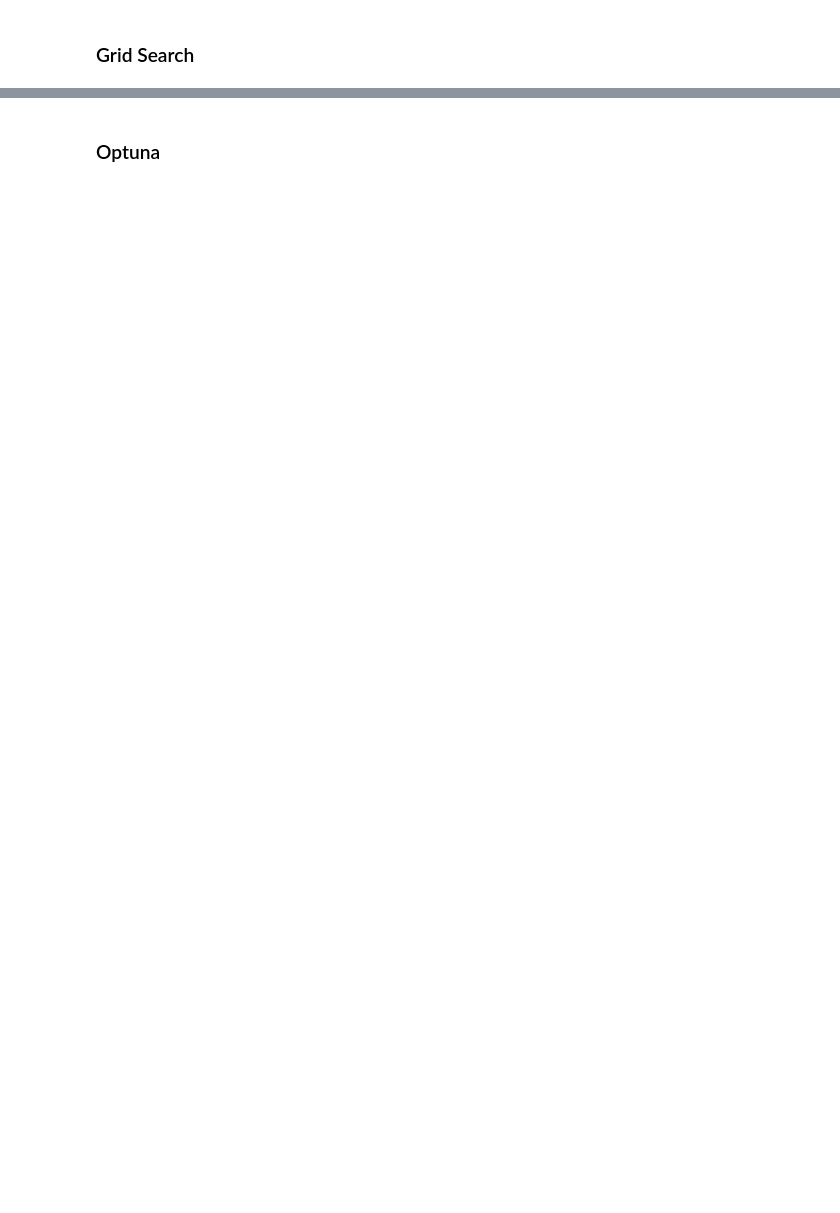
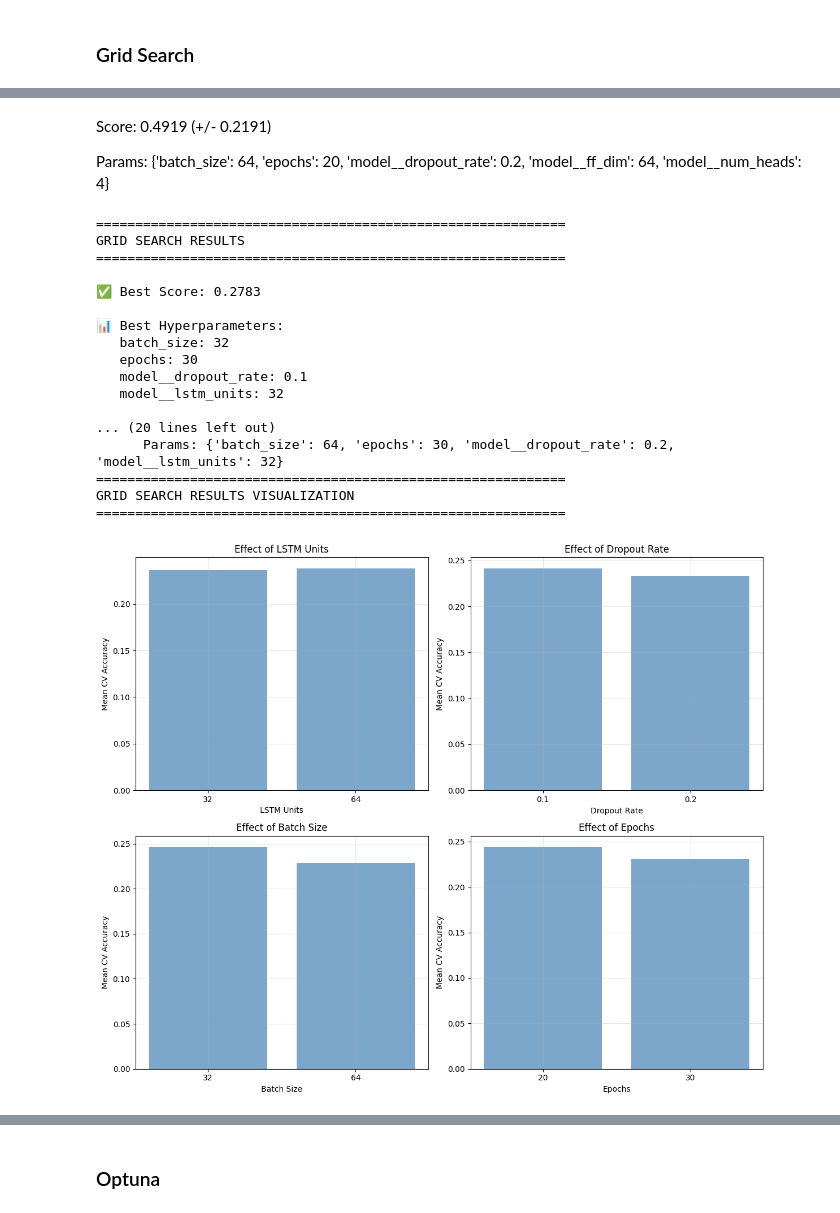
Before and after one commit to wraphierdz/FP_MLxDM, a Jupyter notebook: Notebook/LSTM/LSTM XGBoost.ipynb, the cells around one changed output, grey strips where cells are left out. Saved outputs shown, nothing was run; the diff lists cells and outputs as text; code cells hidden in the pictures; blank space fills up the shorter version.

Commit message:
Add LSTM XGBoost

```diff
--- a/Notebook/LSTM/LSTM XGBoost.ipynb
+++ b/Notebook/LSTM/LSTM XGBoost.ipynb
@@ -490,0 +394,7 @@ grid_result = best.fit(X_train_seq, y_train_seq)
+# %%
+# Compute class weights
+class_weights_array = compute_class_weight('balanced', classes=np.unique(y_train_seq), y=y_train_seq)
+class_weight_dict = dict(enumerate(class_weights_array))
+
+# Fit GridSearchCV
+grid_result = grid.fit(X_train_seq, y_train_seq)
@@ -490,0 +431,73 @@ grid_result = best.fit(X_train_seq, y_train_seq)
+# %% [markdown]
+Score: 0.4919 (+/- 0.2191)
+
+Params: {'batch_size': 64, 'epochs': 20, 'model__dropout_rate': 0.2, 'model__ff_dim': 64, 'model__num_heads': 4}
+# %%
+print("\n" + "="*60)
+print("GRID SEARCH RESULTS")
+print("="*60)
+print(f"\n✅ Best Score: {grid_result.best_score_:.4f}")
+print(f"\n📊 Best Hyperparameters:")
+for param, value in grid_result.best_params_.items():
+    print(f"   {param}: {value}")
+
+print("\n📊 Top 5 Configurations:")
+results_df = pd.DataFrame(grid_result.cv_results_)
+results_df = results_df.sort_values('rank_test_score')
+for idx, row in results_df.head(5).iterrows():
+    print(f"\n   Rank {int(row['rank_test_score'])}:")
+    print(f"      Score: {row['mean_test_score']:.4f} (+/- {row['std_test_score']:.4f})")
+    print(f"      Params: {row['params']}")
+
+# Visualize Grid Search Results
+print("="*60)
+print("GRID SEARCH RESULTS VISUALIZATION")
+print("="*60)
+
+# Create results dataframe
+results_df = pd.DataFrame(grid_result.cv_results_)
+
+fig, axes = plt.subplots(2, 2, figsize=(12, 10))
+
+# Hyperparameter vs Score plots
+params_to_plot = ['param_model__lstm_units', 'param_model__dropout_rate', 'param_batch_size', 'param_epochs']
+titles = ['LSTM Units', 'Dropout Rate', 'Batch Size', 'Epochs']
+
+for idx, (param, title) in enumerate(zip(params_to_plot, titles)):
+    ax = axes[idx // 2, idx % 2]
+    grouped = results_df.groupby(param)['mean_test_score'].mean()
+    ax.bar(range(len(grouped)), grouped.values, color='steelblue', alpha=0.7)
+    ax.set_xticks(range(len(grouped)))
+    ax.set_xticklabels([str(x) for x in grouped.index])
+    ax.set_xlabel(title)
+    ax.set_ylabel('Mean CV Accuracy')
+    ax.set_title(f'Effect of {title}')
+    ax.grid(True, alpha=0.3)
+
+plt.tight_layout()
+plt.savefig(os.path.join(MODEL_DIR, 'grid_search_results_lstm.png'), dpi=150, bbox_inches='tight')
+plt.show()
+
+print(f"\n✅ Best Configuration:")
+print(f"   Accuracy: {grid_result.best_score_:.4f}")
+for param, value in grid_result.best_params_.items():
+    print(f"   {param}: {value}")
+# %% [output]
+============================================================
+GRID SEARCH RESULTS
+============================================================
+
+✅ Best Score: 0.2783
+
+📊 Best Hyperparameters:
+   batch_size: 32
+   epochs: 30
+   model__dropout_rate: 0.1
+   model__lstm_units: 32
+
+... (20 lines left out)
+      Params: {'batch_size': 64, 'epochs': 30, 'model__dropout_rate': 0.2, 'model__lstm_units': 32}
+============================================================
+GRID SEARCH RESULTS VISUALIZATION
+============================================================
+[figure, added]
```
Also changed, not shown: parts of 82 cells of this notebook, 6 other files.
